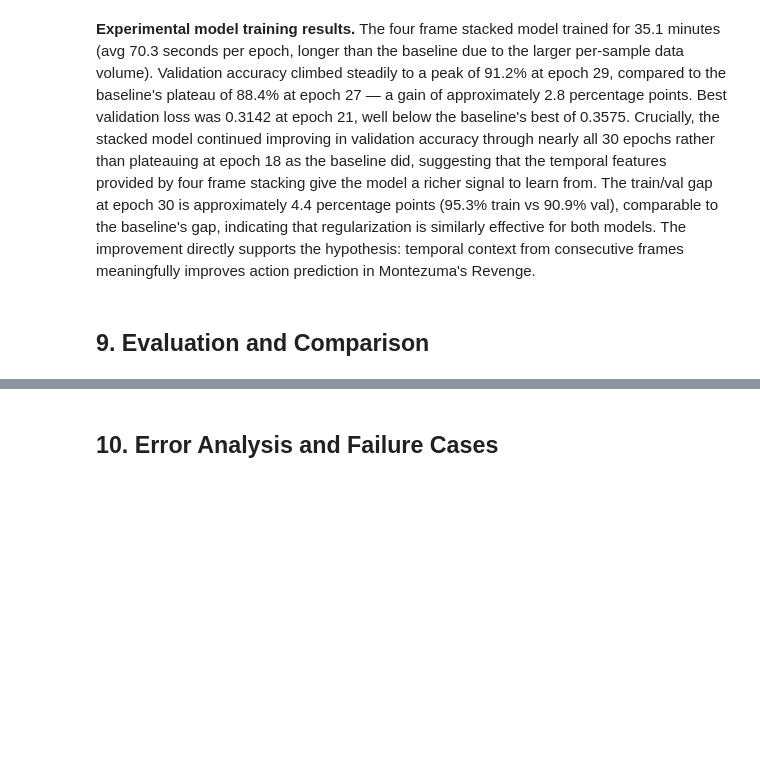
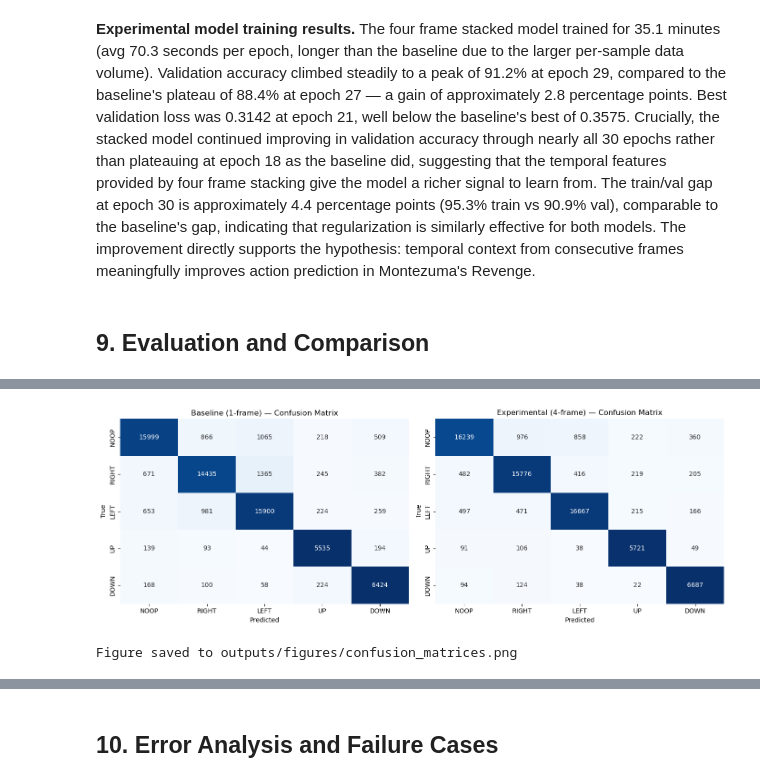
Before and after one commit to thebobmay/deep-learning-player-action-prediction, a Jupyter notebook: notebooks/deep_learning.ipynb, the cells around one changed output, grey strips where cells are left out. Saved outputs shown, nothing was run; the diff lists cells and outputs as text; code cells hidden in the pictures; blank space fills up the shorter version.

Commit message:
Add evaluation, comparison, and NOOP-boost experiment (Section 9)

```diff
--- a/notebooks/deep_learning.ipynb
+++ b/notebooks/deep_learning.ipynb
@@ -664,4 +664,26 @@ Figure saved to outputs/figures/stacked_learning_curves.png
 # %% [markdown]
 ## 9. Evaluation and Comparison
 # %%
-# placeholder — implemented in Section 9
+# Evaluate both models on the held-out test set
+print('Evaluating baseline model on test set...')
+baseline_results = evaluate_model(baseline_model, test_loader_base, DEVICE, ACTION_NAMES)
+
+print('Evaluating experimental model on test set...')
+stacked_results  = evaluate_model(stacked_model,  test_loader_stack, DEVICE, ACTION_NAMES)
+
+print()
+print('=== Test Set Results ===')
+print(f'{"Metric":<20} {"Baseline":>12} {"Stacked":>12} {"Delta":>10}')
+print('-' * 56)
+for label, bv, sv in [
+    ('Accuracy',   baseline_results['accuracy'],  stacked_results['accuracy']),
+    ('Macro F1',   baseline_results['f1_macro'],  stacked_results['f1_macro']),
+]:
+    delta = sv - bv
+    print(f'{label:<20} {bv:>12.4f} {sv:>12.4f} {delta:>+10.4f}')
+
+print()
+print('--- Baseline classification report ---')
+print(baseline_results['report'])
+print('--- Stacked classification report ---')
+print(stacked_results['report'])
@@ -667,0 +708,24 @@ Figure saved to outputs/figures/stacked_learning_curves.png
+# %%
+# Confusion matrices — side by side
+fig, axes = plt.subplots(1, 2, figsize=(14, 5))
+
+for ax, results, title in [
+    (axes[0], baseline_results, 'Baseline (1-frame) — Confusion Matrix'),
+    (axes[1], stacked_results,  'Experimental (4-frame) — Confusion Matrix'),
+]:
+    cm = results['confusion_matrix']
+    cm_norm = cm.astype(float) / cm.sum(axis=1, keepdims=True)
+    sns.heatmap(cm_norm, annot=cm, fmt='d', cmap='Blues',
+                xticklabels=ACTION_NAMES, yticklabels=ACTION_NAMES,
+                ax=ax, cbar=False)
+    ax.set_title(title)
+    ax.set_xlabel('Predicted')
+    ax.set_ylabel('True')
+
+fig.tight_layout()
+fig.savefig(FIGURES_DIR / 'confusion_matrices.png', dpi=120, bbox_inches='tight')
+plt.show()
+print('Figure saved to outputs/figures/confusion_matrices.png')
+# %% [output]
+[figure, added]
+Figure saved to outputs/figures/confusion_matrices.png
```
Also changed, not shown: parts of 9 cells of this notebook, 5 other files.
